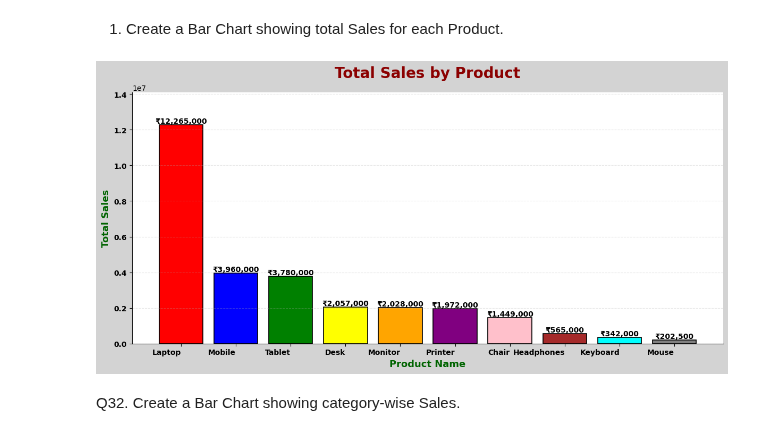
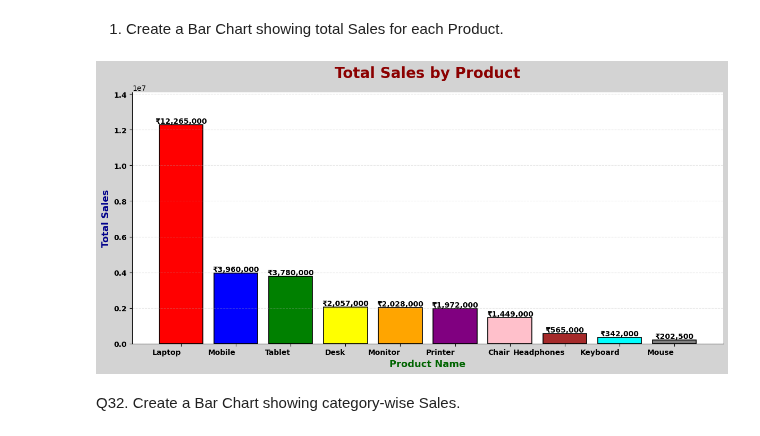
Before and after one commit to Suraj-kumar121K/PANDAS-CURSE, a Jupyter notebook: large_data_practice/01_Sales.ipynb, the cells around one changed output. Saved outputs shown, nothing was run; the diff lists cells and outputs as text; code cells hidden in the pictures.

```diff
--- a/large_data_practice/01_Sales.ipynb
+++ b/large_data_practice/01_Sales.ipynb
@@ -698,7 +698,7 @@ plt.ylabel(
     "Total Sales",
     fontsize=13,
     fontweight="bold",
-    color="darkgreen"
+    color="darkblue"
 )
 
 # Product names
@@ -714,6 +714,7 @@ plt.yticks(
     fontsize=10,
     fontweight="bold"
 )
+
 # Background
 plt.gca().set_facecolor("white")
 
@@ -725,33 +726,33 @@ plt.grid(
 )
 
 # Sales value bar ke upar
 for bar in bars:
     value = bar.get_height()
     plt.text(
         bar.get_x() + bar.get_width() / 2,
         value,
         f"₹{value:,.0f}",
         ha="center",
         va="bottom",
         fontsize=10,
         fontweight="bold"
     )
 
 # Y-axis me thoda extra space
 plt.ylim(
     0,
     product_sales["Sales"].max() * 1.15
 )
 
 # Layout adjust
 plt.tight_layout()
 
 # Border/spines ko clean kiya
 plt.gca().spines["top"].set_visible(False)
 plt.gca().spines["right"].set_visible(False)
 
 plt.show()
 # %% [output]
-[figure, old version]
+[figure, new version]
 # %% [markdown]
 Q32. Create a Bar Chart showing category-wise Sales.
```
Also changed, not shown: parts of 2 cells of this notebook.
